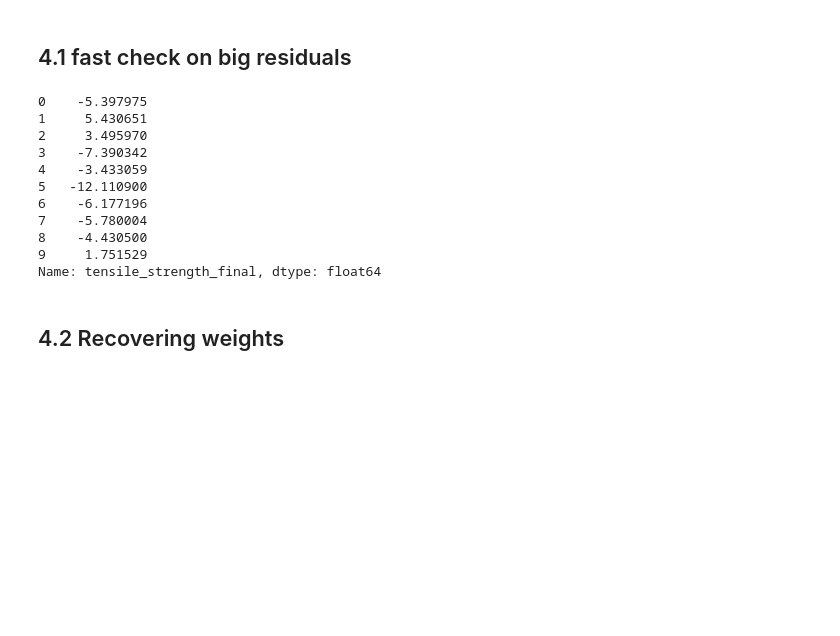
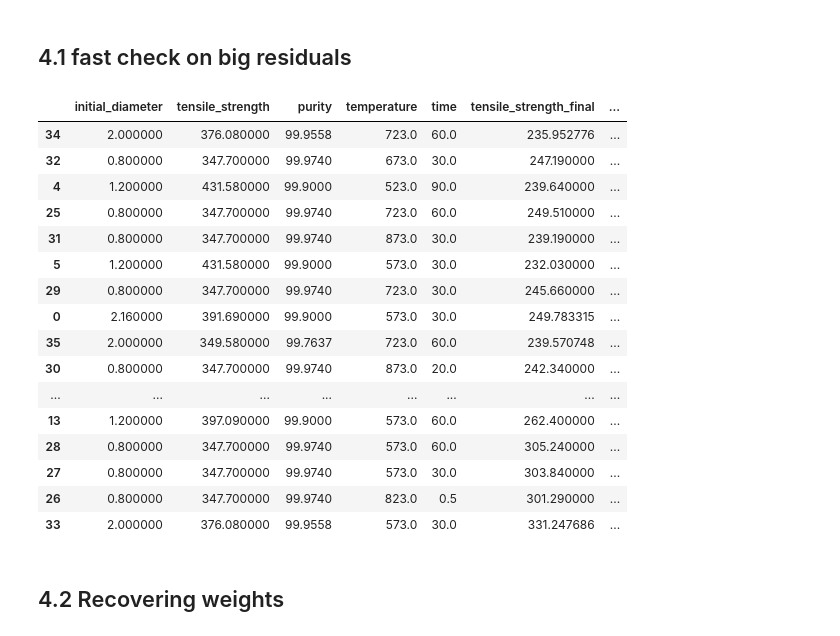
Before and after one commit to FelipeMFO-RM/uncertainty-aware-predictors, a Jupyter notebook: notebooks/modeling/annealing_uts.ipynb, the cells around one changed output. Saved outputs shown, nothing was run; the diff lists cells and outputs as text; code cells hidden in the pictures; blank space fills up the shorter version.

```diff
--- a/notebooks/modeling/annealing_uts.ipynb
+++ b/notebooks/modeling/annealing_uts.ipynb
@@ -300,19 +277,32 @@ mu_oof: shape=(28,)  any NaN? False
 # %% [markdown]
 ## 4.1 fast check on big residuals
 # %%
-residuals_oof.head(10)
+df_verification = pd.concat(
+    [df[FEATURES + [TARGET]],
+     mu_oof.rename(f"{TARGET}_pred"),
+     residuals_oof.rename("residual")], axis=1
+)
+
+df_verification.sort_values(by="residual")
+#
 # %% [output]
-0    -5.397975
-1     5.430651
-2     3.495970
-3    -7.390342
-4    -3.433059
-5   -12.110900
-6    -6.177196
-7    -5.780004
-8    -4.430500
-9     1.751529
-Name: tensile_strength_final, dtype: float64
+|  | initial_diameter | tensile_strength | purity | temperature | time | tensile_strength_final | ... |
+| 34 | 2.000000 | 376.080000 | 99.9558 | 723.0 | 60.0 | 235.952776 | ... |
+| 32 | 0.800000 | 347.700000 | 99.9740 | 673.0 | 30.0 | 247.190000 | ... |
+| 4 | 1.200000 | 431.580000 | 99.9000 | 523.0 | 90.0 | 239.640000 | ... |
+| 25 | 0.800000 | 347.700000 | 99.9740 | 723.0 | 60.0 | 249.510000 | ... |
+| 31 | 0.800000 | 347.700000 | 99.9740 | 873.0 | 30.0 | 239.190000 | ... |
+| 5 | 1.200000 | 431.580000 | 99.9000 | 573.0 | 30.0 | 232.030000 | ... |
+| 29 | 0.800000 | 347.700000 | 99.9740 | 723.0 | 30.0 | 245.660000 | ... |
+| 0 | 2.160000 | 391.690000 | 99.9000 | 573.0 | 30.0 | 249.783315 | ... |
+| 35 | 2.000000 | 349.580000 | 99.7637 | 723.0 | 60.0 | 239.570748 | ... |
+| 30 | 0.800000 | 347.700000 | 99.9740 | 873.0 | 20.0 | 242.340000 | ... |
+| ... | ... | ... | ... | ... | ... | ... | ... |
+| 13 | 1.200000 | 397.090000 | 99.9000 | 573.0 | 60.0 | 262.400000 | ... |
+| 28 | 0.800000 | 347.700000 | 99.9740 | 573.0 | 60.0 | 305.240000 | ... |
+| 27 | 0.800000 | 347.700000 | 99.9740 | 573.0 | 30.0 | 303.840000 | ... |
+| 26 | 0.800000 | 347.700000 | 99.9740 | 823.0 | 0.5 | 301.290000 | ... |
+| 33 | 2.000000 | 376.080000 | 99.9558 | 573.0 | 30.0 | 331.247686 | ... |
 # %% [markdown]
 ## 4.2 Recovering weights
 # %%
```
Also changed, not shown: parts of 27 cells of this notebook, 5 other files.
